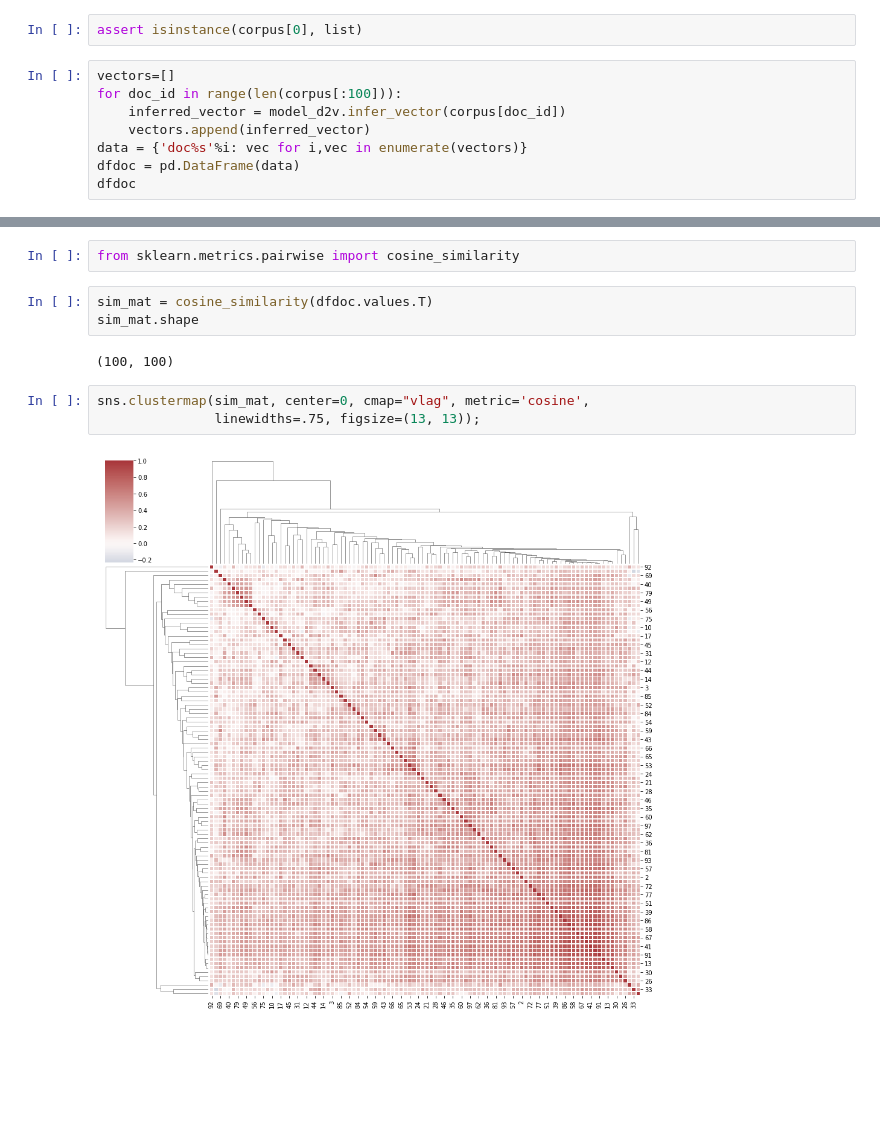
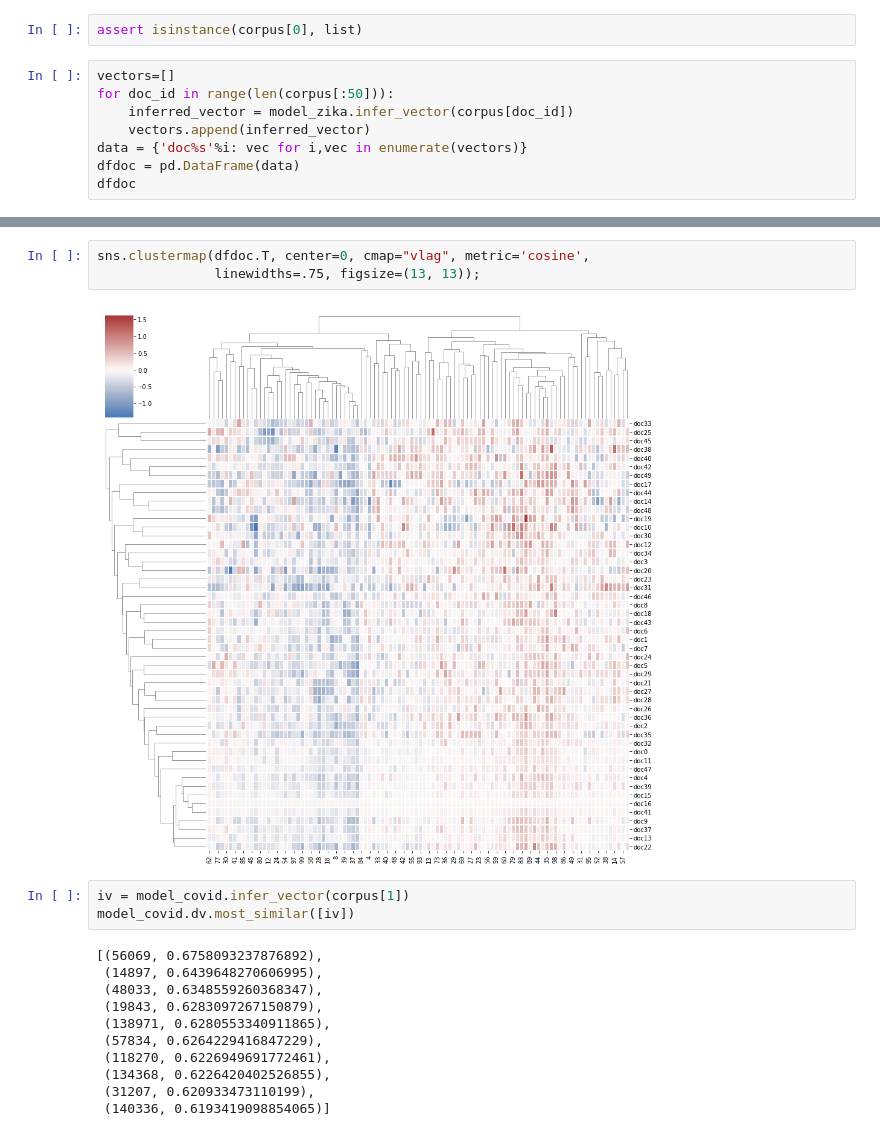
Before and after one commit to fccoelho/NLP_experiments, a Jupyter notebook: clustering.ipynb, the cells around one changed output, grey strips where cells are left out. Saved outputs shown, nothing was run; the diff lists cells and outputs as text; blank space fills up the shorter version.

```diff
--- a/clustering.ipynb
+++ b/clustering.ipynb
@@ -65,8 +79,8 @@ with open('pubmed_articles.txt') as f:
 assert isinstance(corpus[0], list)
 # %%
 vectors=[]
-for doc_id in range(len(corpus[:100])):
-    inferred_vector = model_d2v.infer_vector(corpus[doc_id])
+for doc_id in range(len(corpus[:50])):
+    inferred_vector = model_zika.infer_vector(corpus[doc_id])
     vectors.append(inferred_vector)
 data = {'doc%s'%i: vec for i,vec in enumerate(vectors)}
 dfdoc = pd.DataFrame(data)
@@ -88,12 +102,19 @@ dfdoc
-# %%
-from sklearn.metrics.pairwise import cosine_similarity
-# %%
-sim_mat = cosine_similarity(dfdoc.values.T)
-sim_mat.shape
-# %% [output]
-(100, 100)
 # %%
-sns.clustermap(sim_mat, center=0, cmap="vlag", metric='cosine',
+sns.clustermap(dfdoc.T, center=0, cmap="vlag", metric='cosine',
                linewidths=.75, figsize=(13, 13));
 # %% [output]
-[figure, old version]
+[figure, new version]
+# %%
+iv = model_covid.infer_vector(corpus[1])
+model_covid.dv.most_similar([iv])
+# %% [output]
+[(56069, 0.6758093237876892),
+ (14897, 0.6439648270606995),
+ (48033, 0.6348559260368347),
+ (19843, 0.6283097267150879),
+ (138971, 0.6280553340911865),
+ (57834, 0.6264229416847229),
+ (118270, 0.6226949691772461),
+ (134368, 0.6226420402526855),
+ (31207, 0.620933473110199),
+ (140336, 0.6193419098854065)]
```
Also changed, not shown: parts of 8 cells of this notebook, 11 other files.
